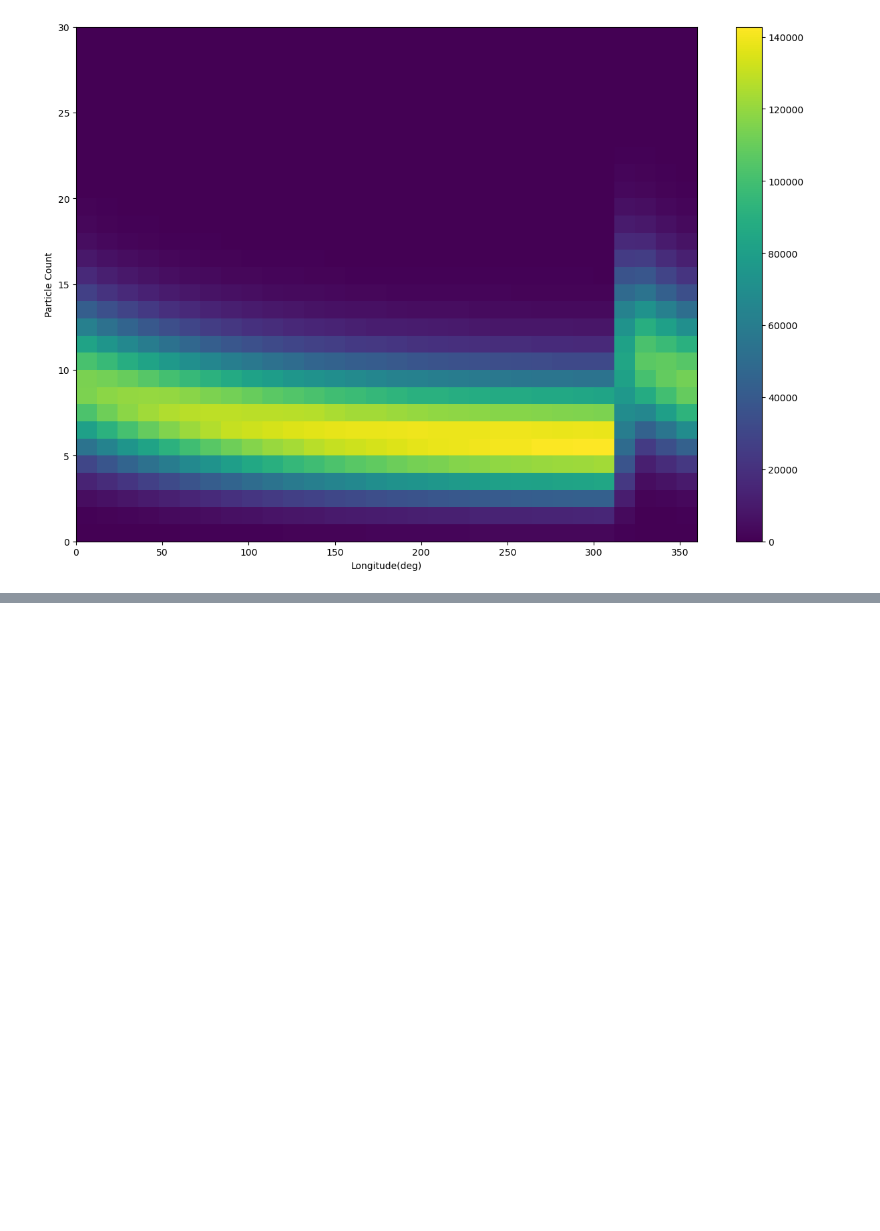
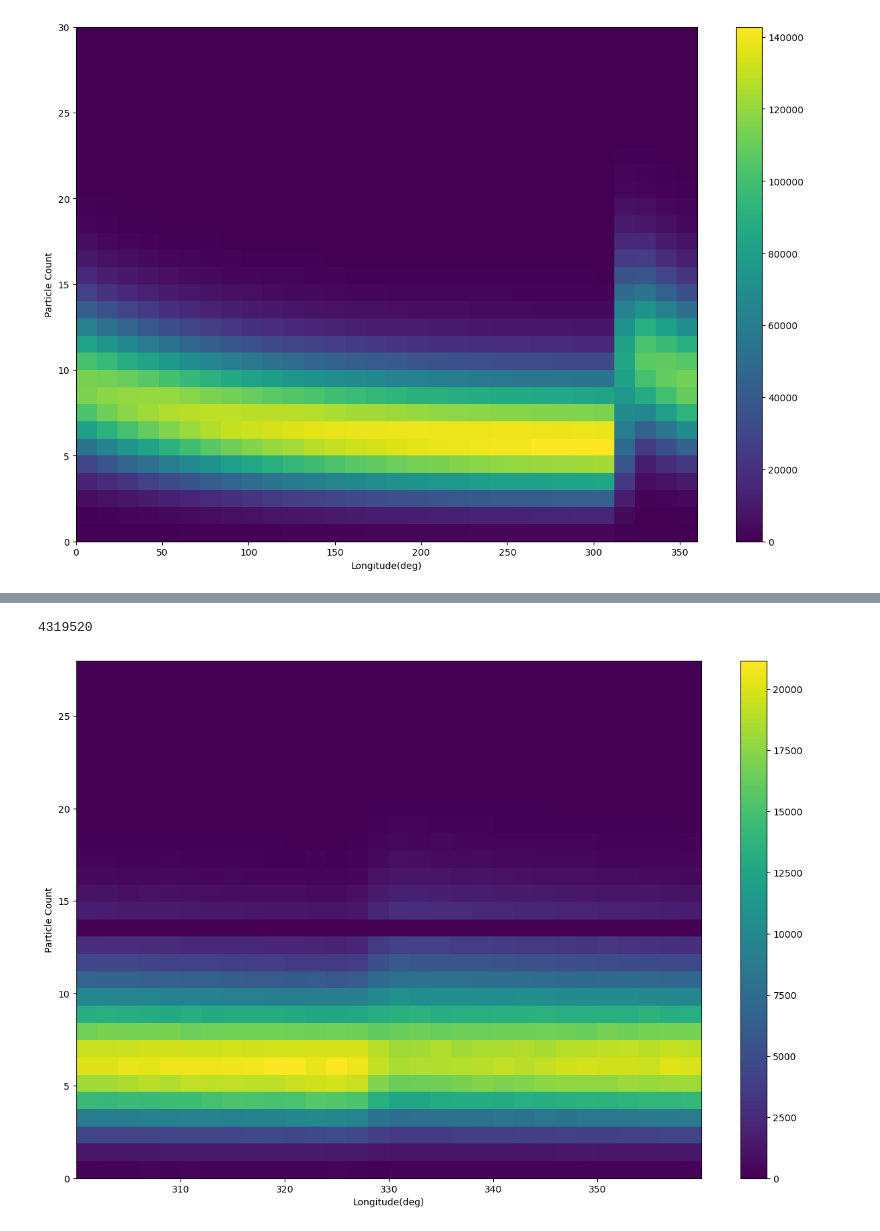
Before and after one commit to MinniVan/PHYS-434, a Jupyter notebook: lab-4.ipynb, the cells around one changed output, grey strips where cells are left out. Cells and saved outputs as stored; diff of their text form; code cells hidden in the pictures; blank space fills up the shorter version.

```diff
--- a/lab-4.ipynb
+++ b/lab-4.ipynb
@@ -13,7 +13,7 @@ import h5py
 plt.rcParams["figure.figsize"] = (15,10)
 # %%
 # importing the file
-hf = h5py.File('gammaray_lab4.h5', 'r')
+hf = h5py.File('../gammaray_lab4.h5', 'r')
 # %% [markdown]
 Within hdf5 files you can store different kinds of data sets. Ours is simple and has one called 'data'. You can look at the header and see this using
 # %%
@@ -56,0 +61,29 @@ plt.show()
+# %%
+# fixing background
+# we need to find the cut off point
+test1 = longitude[longitude > 300]
+print(len(test1))
+
+plt.hist2d(test1, particle_count[len(particle_count)-len(test1):], bins=30)
+plt.colorbar()
+plt.xlabel('Longitude(deg)')
+plt.ylabel('Particle Count')
+plt.show()
+
+plt.hist2d(longitude, particle_count, bins=30)
+plt.colorbar()
+plt.xlabel('Longitude(deg)')
+plt.ylabel('Particle Count')
+plt.xlim(300, 360)
+plt.show()
+
+plt.hist2d(longitude, particle_count, bins=30)
+plt.colorbar()
+plt.xlabel('Longitude(deg)')
+plt.ylabel('Particle Count')
+plt.title
+plt.xlim(311, 313)
+plt.show()
+# %% [output]
+4319520
+[figure, added]
```
Also changed, not shown: parts of 7 cells of this notebook.
